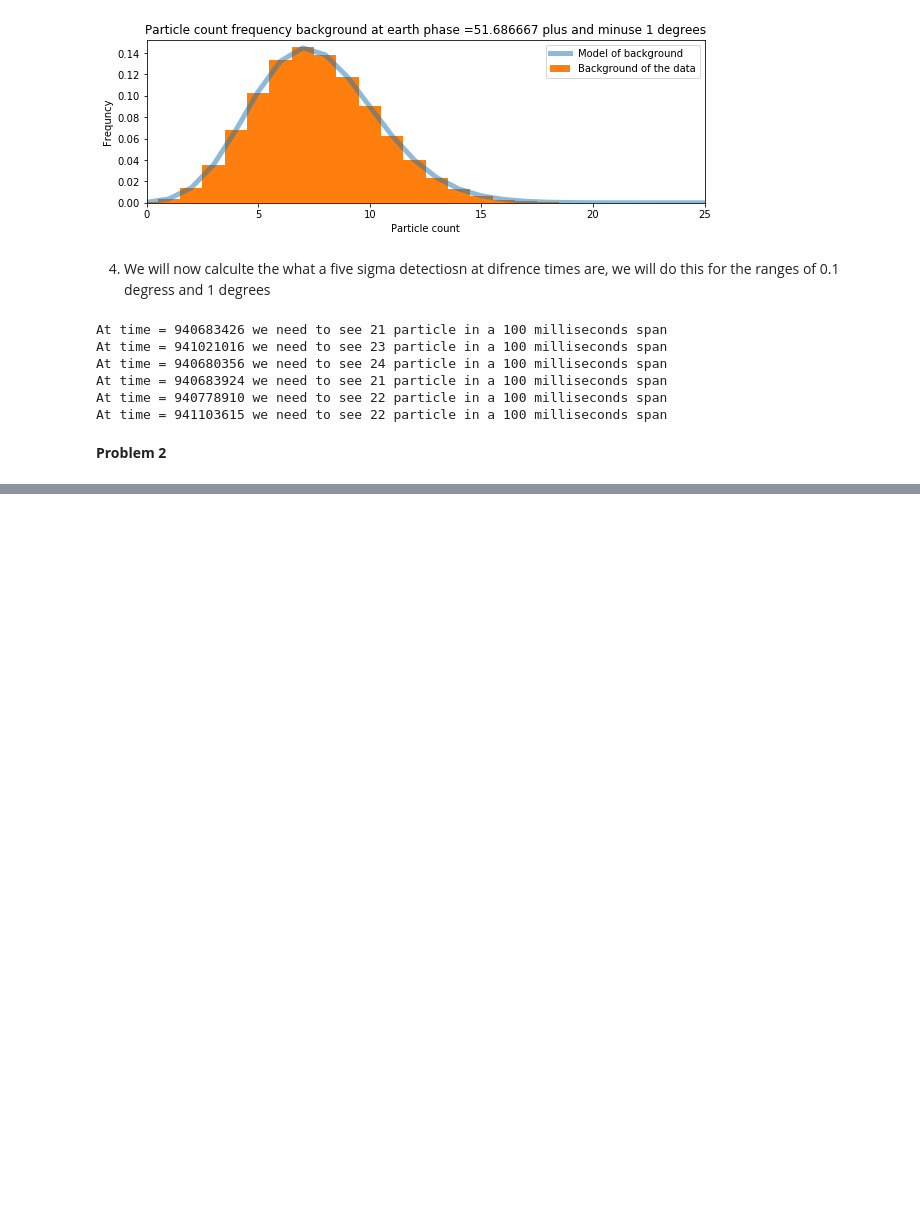
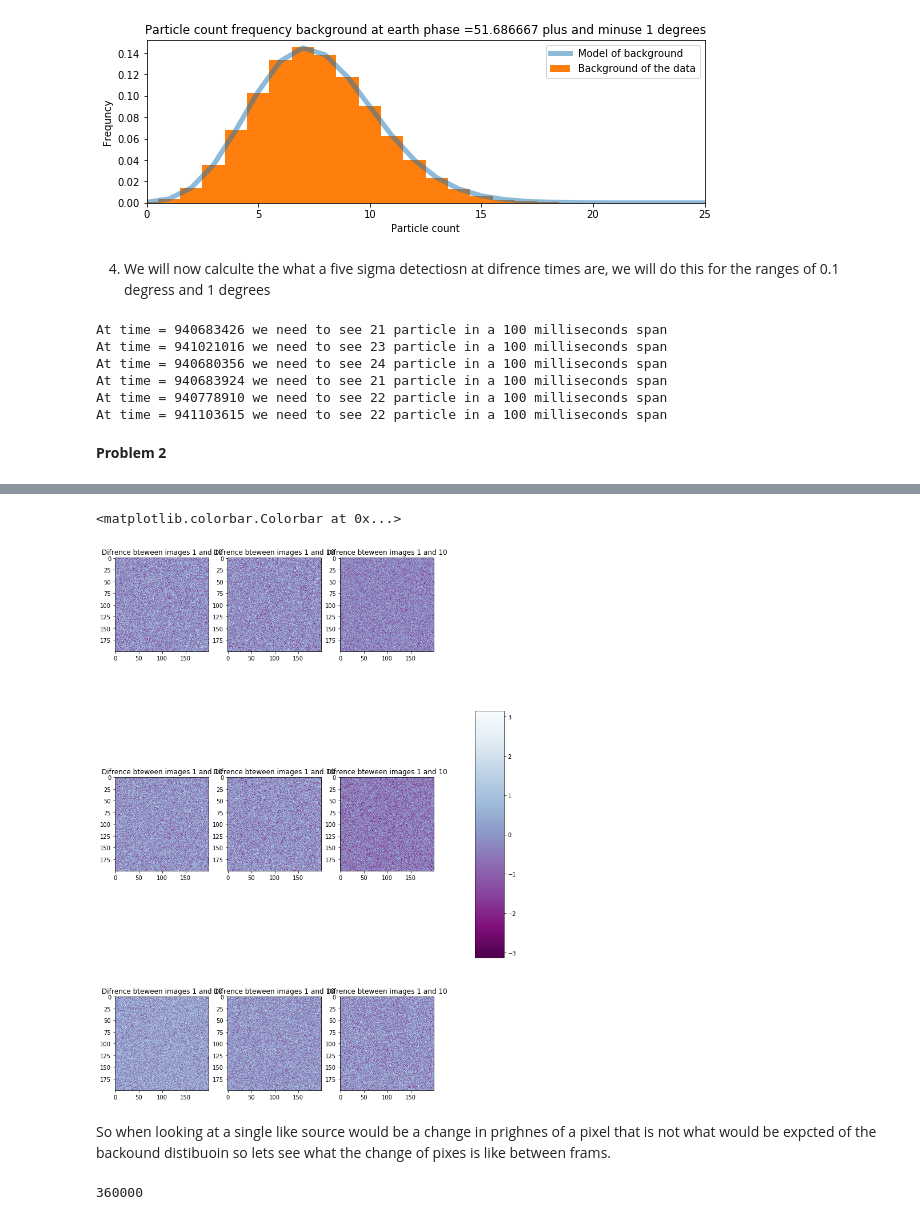
Before and after one commit to GammasBox/phys434Lab, a Jupyter notebook: Lab4.ipynb, the cells around one changed output, grey strips where cells are left out. Cells and saved outputs as stored; diff of their text form; code cells hidden in the pictures; blank space fills up the shorter version.

```diff
--- a/Lab4.ipynb
+++ b/Lab4.ipynb
@@ -317,0 +386,60 @@ c = Data['particle counts']
+# %%
+plt.subplot(331)
+difImage = image1-image2
+plt.imshow(difImage, cmap=plt.cm.BuPu_r)
+plt.title("Difrence bteween images 1 and 10")
+
+
+plt.subplot(332)
+difImage = image2-image3
+plt.imshow(difImage, cmap=plt.cm.BuPu_r)
+plt.title("Difrence bteween images 1 and 10")
+
+
+plt.subplot(333)
+difImage = image3-image4
+plt.imshow(difImage, cmap=plt.cm.BuPu_r)
+plt.title("Difrence bteween images 1 and 10")
+
+plt.subplot(334)
+difImage = image4-image5
+plt.imshow(difImage, cmap=plt.cm.BuPu_r)
+plt.title("Difrence bteween images 1 and 10")
+
+
+plt.subplot(335)
+difImage = image5-image6
+plt.imshow(difImage, cmap=plt.cm.BuPu_r)
+plt.title("Difrence bteween images 1 and 10")
+
+
+plt.subplot(336)
+difImage = image6-image7
+plt.imshow(difImage, cmap=plt.cm.BuPu_r)
+plt.title("Difrence bteween images 1 and 10")
+
+
+plt.subplot(337)
+difImage = image7-image8
+plt.imshow(difImage, cmap=plt.cm.BuPu_r)
+plt.title("Difrence bteween images 1 and 10")
+
+
+plt.subplot(338)
+difImage = image8-image9
+plt.imshow(difImage, cmap=plt.cm.BuPu_r)
+plt.title("Difrence bteween images 1 and 10")
+
+
+plt.subplot(339)
+difImage = image9-image10
+plt.imshow(difImage, cmap=plt.cm.BuPu_r)
+plt.title("Difrence bteween images 1 and 10")
+
+cax = plt.axes([1, 0.34, 0.07, 0.3])
+plt.colorbar(cax=cax)
+# %% [output]
+<matplotlib.colorbar.Colorbar at 0x...>
+[figure, added]
+# %% [markdown]
+So when looking at a single like source would be a change in prighnes of a pixel that is not what would be expcted of the backound distibuoin so lets see what the change of pixes is like between frams.
@@ -317,0 +484,5 @@ c = Data['particle counts']
+# %%
+
+len(diffAll )
+# %% [output]
+360000
```
Also changed, not shown: parts of 19 cells of this notebook.
